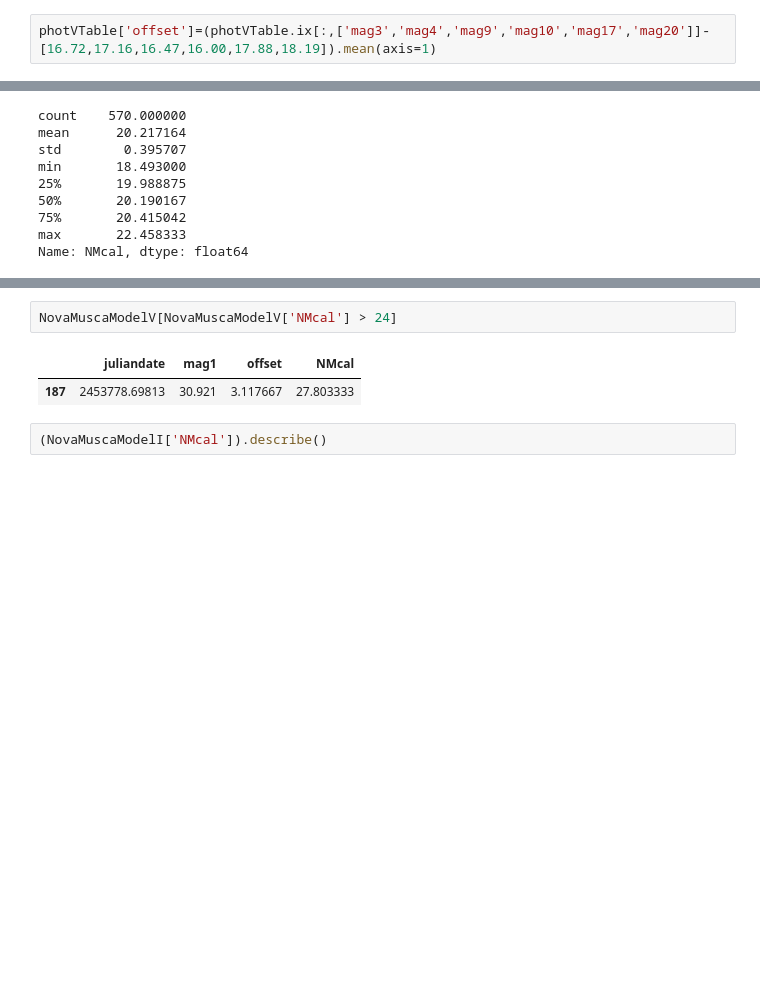
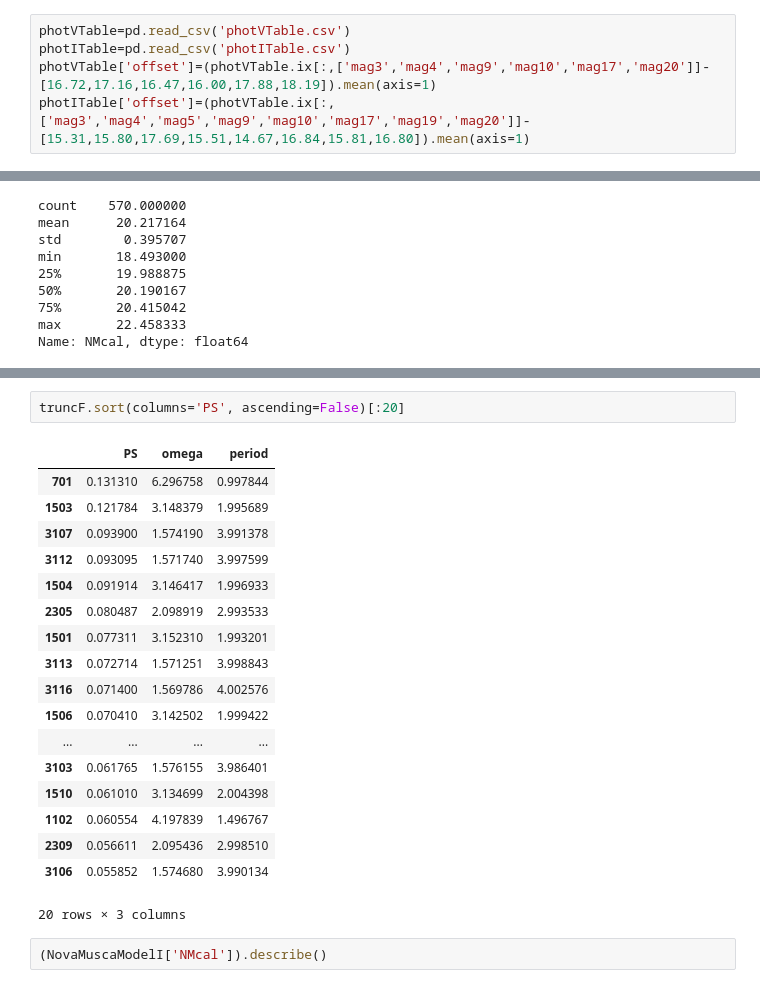
Before and after one commit to ih64/NovaMusca, a Jupyter notebook: NovaMuscaCalibration.v3.ipynb, the cells around one changed output, grey strips where cells are left out. Saved outputs shown, nothing was run; the diff lists cells and outputs as text; blank space fills up the shorter version.

```diff
--- a/NovaMuscaCalibration.v3.ipynb
+++ b/NovaMuscaCalibration.v3.ipynb
@@ -660,4 +662,7 @@ pd.merge(photCalV.ix[:,['date','mag3','mag4','mag9','mag10','mag17']],photCalI.i
 # %% [output]
 1.4003566521739126
 # %%
+photVTable=pd.read_csv('photVTable.csv')
+photITable=pd.read_csv('photITable.csv')
 photVTable['offset']=(photVTable.ix[:,['mag3','mag4','mag9','mag10','mag17','mag20']]-[16.72,17.16,16.47,16.00,17.88,18.19]).mean(axis=1)
+photITable['offset']=(photVTable.ix[:,['mag3','mag4','mag5','mag9','mag10','mag17','mag19','mag20']]-[15.31,15.80,17.69,15.51,14.67,16.84,15.81,16.80]).mean(axis=1)
@@ -797,8 +783,24 @@ NameError: name 'multiterm_periodogram' is not defined
-# %%
-NovaMuscaModelV[NovaMuscaModelV['NMcal'] > 24]
-# %% [output]
-|  | juliandate | mag1 | offset | NMcal |
-| 187 | 2453778.69813 | 30.921 | 3.117667 | 27.803333 |
+# %%
+truncF.sort(columns='PS', ascending=False)[:20]
+# %% [output]
+|  | PS | omega | period |
+| 701 | 0.131310 | 6.296758 | 0.997844 |
+| 1503 | 0.121784 | 3.148379 | 1.995689 |
+| 3107 | 0.093900 | 1.574190 | 3.991378 |
+| 3112 | 0.093095 | 1.571740 | 3.997599 |
+| 1504 | 0.091914 | 3.146417 | 1.996933 |
+| 2305 | 0.080487 | 2.098919 | 2.993533 |
+| 1501 | 0.077311 | 3.152310 | 1.993201 |
+| 3113 | 0.072714 | 1.571251 | 3.998843 |
+| 3116 | 0.071400 | 1.569786 | 4.002576 |
+| 1506 | 0.070410 | 3.142502 | 1.999422 |
+| ... | ... | ... | ... |
+| 3103 | 0.061765 | 1.576155 | 3.986401 |
+| 1510 | 0.061010 | 3.134699 | 2.004398 |
+| 1102 | 0.060554 | 4.197839 | 1.496767 |
+| 2309 | 0.056611 | 2.095436 | 2.998510 |
+| 3106 | 0.055852 | 1.574680 | 3.990134 |
+20 rows × 3 columns
 # %%
 (NovaMuscaModelI['NMcal']).describe()
 # %% [output]
```
Also changed, not shown: parts of 13 cells of this notebook.
